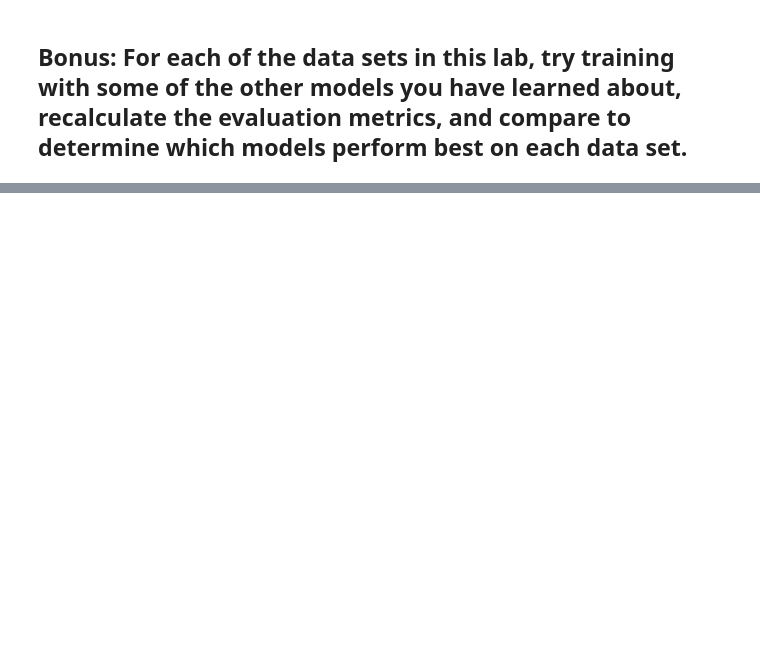
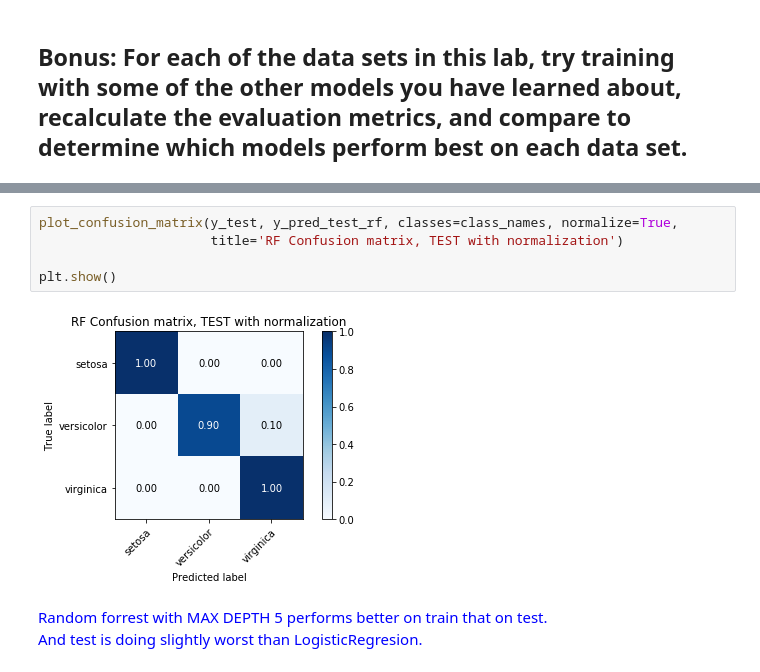
Before and after one commit to ta-datapt-bcn/lab_evaluation, a Jupyter notebook: lab-supervised-model-evaluation/your-code/main.ipynb, the cells around one changed output, grey strips where cells are left out. Cells and saved outputs as stored; diff of their text form; blank space fills up the shorter version.

```diff
--- a/lab-supervised-model-evaluation/your-code/main.ipynb
+++ b/lab-supervised-model-evaluation/your-code/main.ipynb
@@ -54,0 +351,11 @@ The `class` field represents the type of flower and is the target variable that
+# %%
+plot_confusion_matrix(y_test, y_pred_test_rf, classes=class_names, normalize=True,
+                      title='RF Confusion matrix, TEST with normalization')
+
+plt.show()
+# %% [output]
+[figure, added]
+# %% [markdown]
+<font color='blue'>Random forrest with MAX DEPTH 5 performs better on train that on test. <br>
+    And test is doing slightly worst than LogisticRegresion.<br>
+</font>
```
Also changed, not shown: parts of 58 cells of this notebook, 1 other file.
